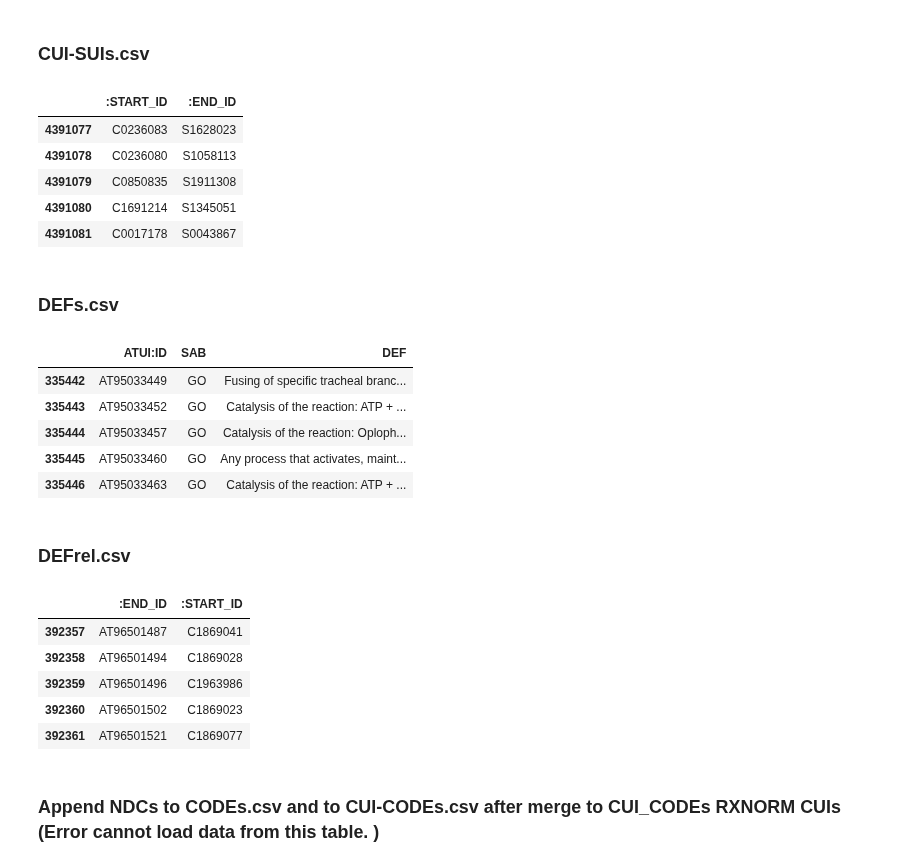
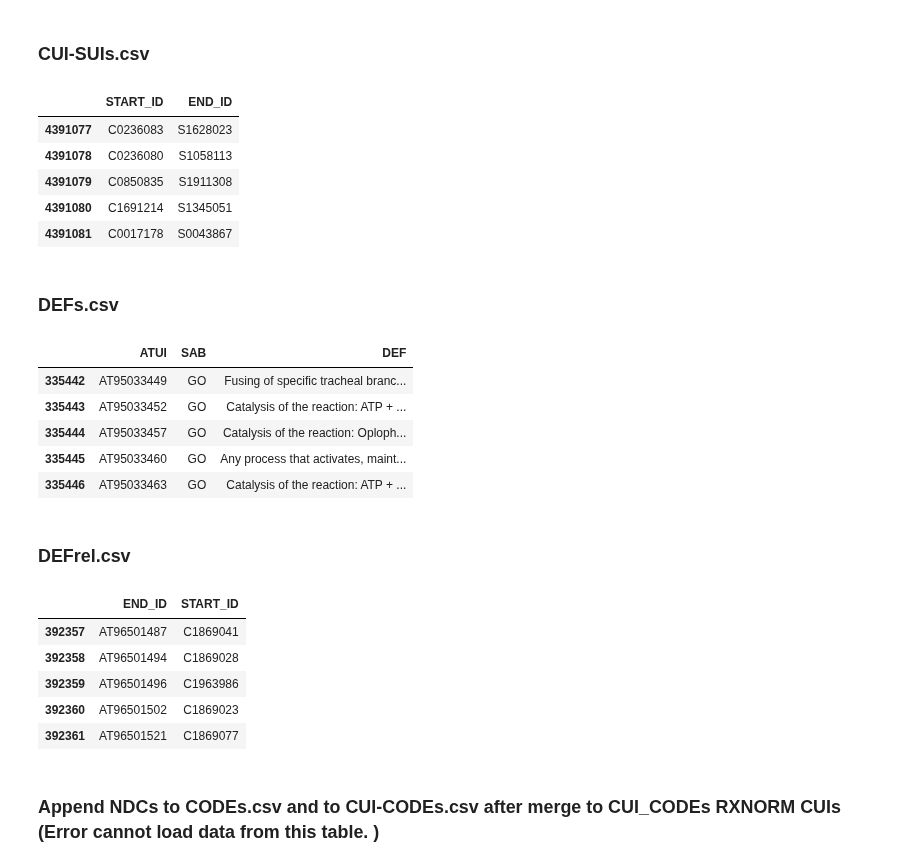
Before and after one commit to wtgme/snomed, a Jupyter notebook: UMLS-Graph-Extracts.ipynb, the cells around one changed output. Drawn from its saved outputs; the diff is of its cells as text; code cells hidden in the pictures.

```diff
--- a/UMLS-Graph-Extracts.ipynb
+++ b/UMLS-Graph-Extracts.ipynb
@@ -188,11 +225,11 @@ df.tail()
 # %%
 query = "SELECT DISTINCT CUI, SUI FROM MRCONSO WHERE MRCONSO.ISPREF = 'Y' AND MRCONSO.STT = 'PF' AND MRCONSO.TS = 'P' and MRCONSO.LAT = 'ENG'"
 df = pd.read_sql_query(query, engine)
-df.columns =[':START_ID',':END_ID']
-df.to_csv(path_or_buf='data/UMLS-Graph-Extracts/CUI-SUIs.csv', header=True, index=False)
+df.columns =['START_ID','END_ID']
+df.to_csv(path_or_buf='data/UMLS-Graph-Extracts/CUI-SUIs.csv', header=True, index=False, sep='\t')
 df.tail()
 # %% [output]
-|  | :START_ID | :END_ID |
+|  | START_ID | END_ID |
 | 4391077 | C0236083 | S1628023 |
 | 4391078 | C0236080 | S1058113 |
 | 4391079 | C0850835 | S1911308 |
@@ -209,11 +246,11 @@ AND NOT (SAB LIKE 'MDR%%' AND SAB <> 'MDR')'''
 
 
 df = pd.read_sql_query(query, engine)
-df.columns =['ATUI:ID','SAB','DEF']
-df.to_csv(path_or_buf='data/UMLS-Graph-Extracts/DEFs.csv', header=True, index=False)
+df.columns =['ATUI','SAB','DEF']
+df.to_csv(path_or_buf='data/UMLS-Graph-Extracts/DEFs.csv', header=True, index=False, sep='\t')
 df.tail()
 # %% [output]
-|  | ATUI:ID | SAB | DEF |
+|  | ATUI | SAB | DEF |
 | 335442 | AT95033449 | GO | Fusing of specific tracheal branc... |
 | 335443 | AT95033452 | GO | Catalysis of the reaction: ATP + ... |
 | 335444 | AT95033457 | GO | Catalysis of the reaction: Oploph... |
@@ -224,11 +261,11 @@ df.tail()
 # %%
 query = "SELECT DISTINCT ATUI, CUI FROM MRDEF WHERE SUPPRESS <> 'O'"
 df = pd.read_sql_query(query, engine)
-df.columns =[':END_ID',':START_ID']
-df.to_csv(path_or_buf='data/UMLS-Graph-Extracts/DEFrel.csv', header=True, index=False)
+df.columns =['END_ID','START_ID']
+df.to_csv(path_or_buf='data/UMLS-Graph-Extracts/DEFrel.csv', header=True, index=False, sep='\t')
 df.tail()
 # %% [output]
-|  | :END_ID | :START_ID |
+|  | END_ID | START_ID |
 | 392357 | AT96501487 | C1869041 |
 | 392358 | AT96501494 | C1869028 |
 | 392359 | AT96501496 | C1963986 |
```
Also changed, not shown: parts of 23 cells of this notebook.
